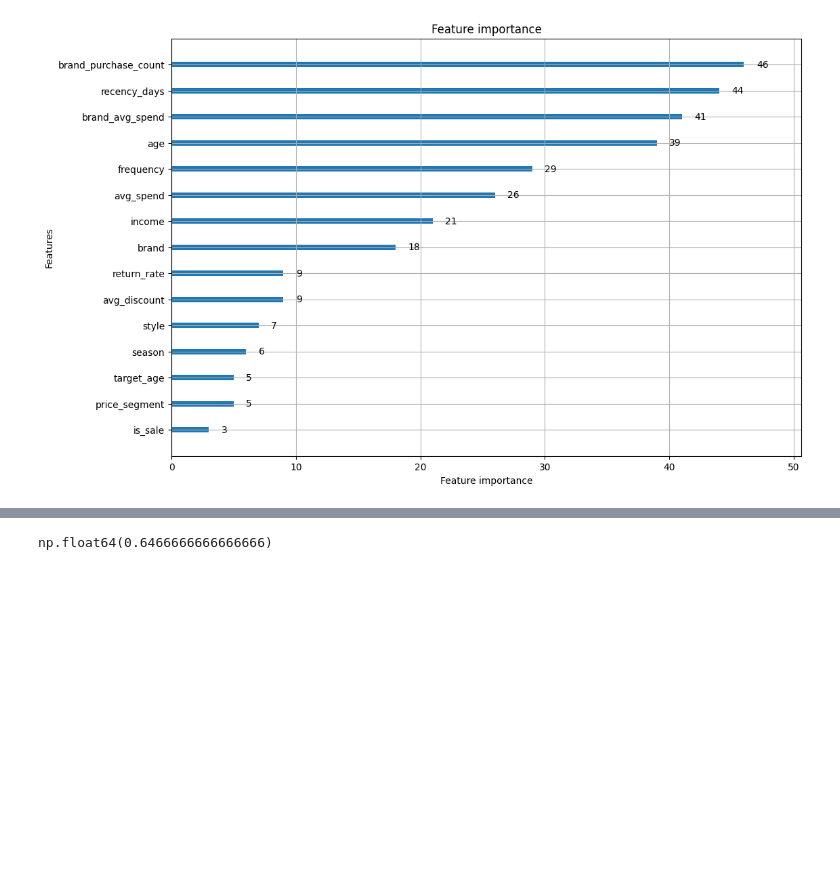
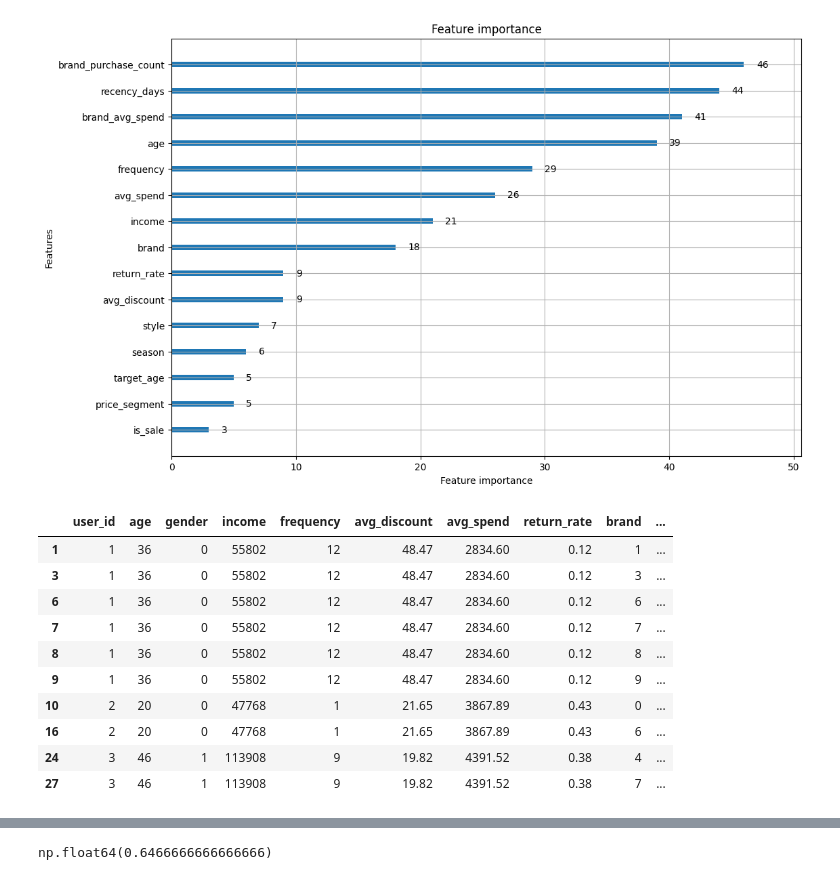
Before and after one commit to EdwinVivek/ML-hands-on-notebooks, a Jupyter notebook: Recommendation Systems/brand_recommendation.ipynb, the cells around one changed output, grey strips where cells are left out. Saved outputs shown, nothing was run; the diff lists cells and outputs as text; code cells hidden in the pictures; blank space fills up the shorter version.

```diff
--- a/Recommendation Systems/brand_recommendation.ipynb
+++ b/Recommendation Systems/brand_recommendation.ipynb
@@ -692,3 +692,17 @@ plot_importance(model, figsize = (12,8))
 # Predict
 test_lgb = test.copy()
 test_lgb["score"] = model.predict(X_test)
+# %%
+test_lgb.head(10)
+# %% [output]
+|  | user_id | age | gender | income | frequency | avg_discount | avg_spend | return_rate | brand | ... |
+| 1 | 1 | 36 | 0 | 55802 | 12 | 48.47 | 2834.60 | 0.12 | 1 | ... |
+| 3 | 1 | 36 | 0 | 55802 | 12 | 48.47 | 2834.60 | 0.12 | 3 | ... |
+| 6 | 1 | 36 | 0 | 55802 | 12 | 48.47 | 2834.60 | 0.12 | 6 | ... |
+| 7 | 1 | 36 | 0 | 55802 | 12 | 48.47 | 2834.60 | 0.12 | 7 | ... |
+| 8 | 1 | 36 | 0 | 55802 | 12 | 48.47 | 2834.60 | 0.12 | 8 | ... |
+| 9 | 1 | 36 | 0 | 55802 | 12 | 48.47 | 2834.60 | 0.12 | 9 | ... |
+| 10 | 2 | 20 | 0 | 47768 | 1 | 21.65 | 3867.89 | 0.43 | 0 | ... |
+| 16 | 2 | 20 | 0 | 47768 | 1 | 21.65 | 3867.89 | 0.43 | 6 | ... |
+| 24 | 3 | 46 | 1 | 113908 | 9 | 19.82 | 4391.52 | 0.38 | 4 | ... |
+| 27 | 3 | 46 | 1 | 113908 | 9 | 19.82 | 4391.52 | 0.38 | 7 | ... |
```
Also changed, not shown: parts of 5 cells of this notebook, 4 other files.
